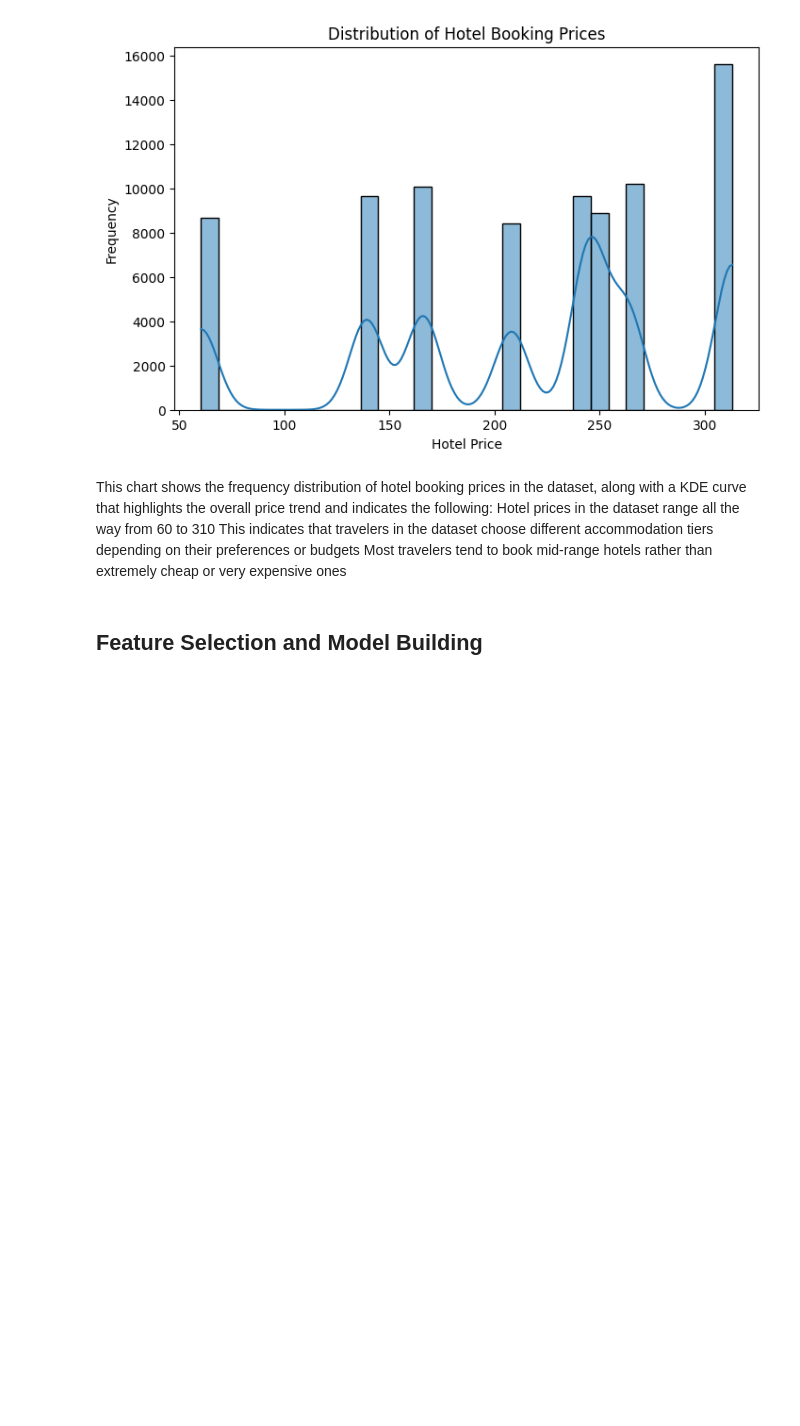
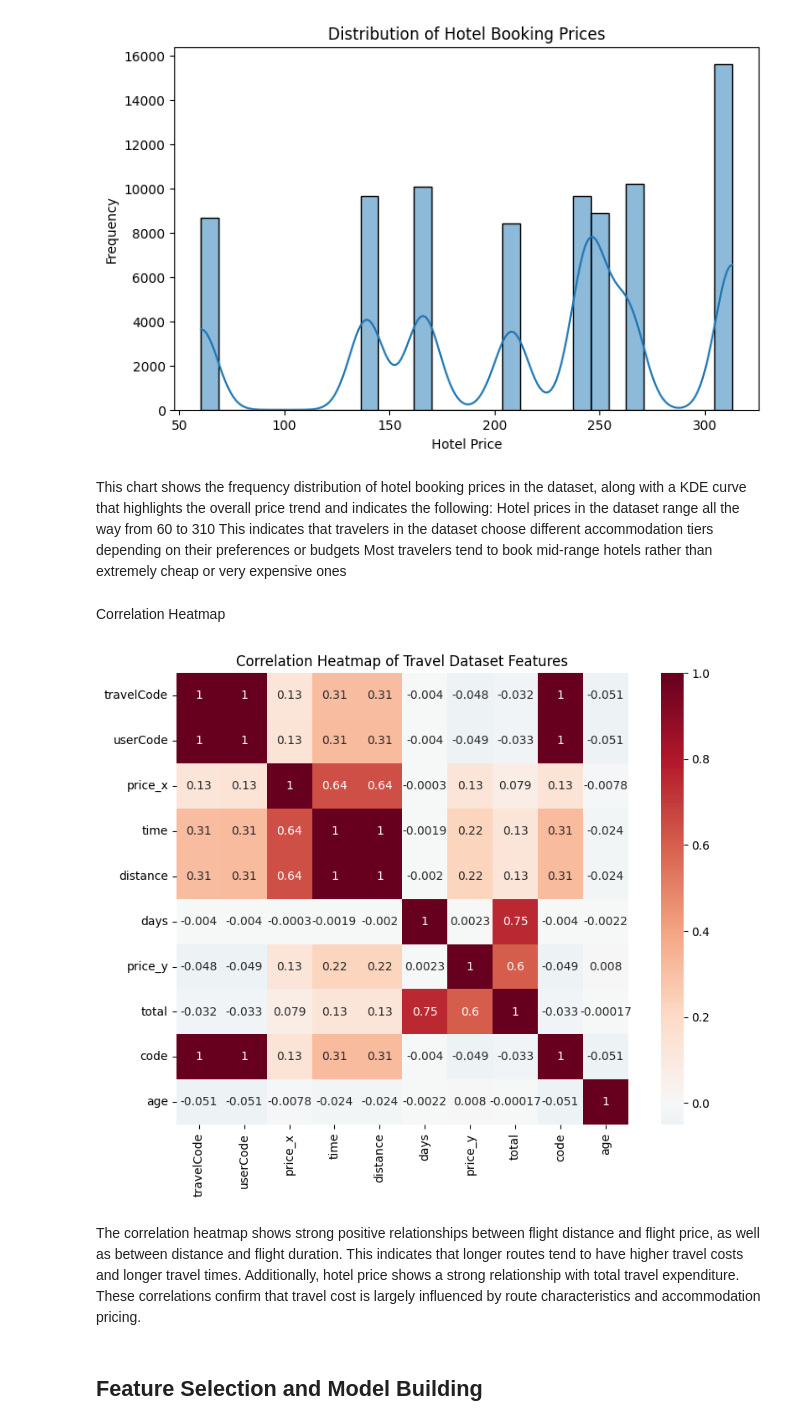
Before and after one commit to aniket010011/Intern-Projects, a Jupyter notebook: VoyageAnalytics(temp).ipynb, the cells around one changed output. Drawn from its saved outputs; the diff is of its cells as text; code cells hidden in the pictures; blank space fills up the shorter version.

```diff
--- a/VoyageAnalytics(temp).ipynb
+++ b/VoyageAnalytics(temp).ipynb
@@ -196,5 +198,31 @@ This chart shows the frequency distribution of hotel booking prices in the datas
 Hotel prices in the dataset range all the way from 60 to 310
 This indicates that travelers in the dataset choose different accommodation tiers depending on their preferences or budgets
 Most travelers tend to book mid-range hotels rather than extremely cheap or very expensive ones
+# %% [markdown]
+Correlation Heatmap
+# %%
+plt.figure(figsize=(10,7))
+
+# Select only numerical columns
+num_df = df.select_dtypes(include=['int64','float64'])
+
+# Compute correlation matrix
+corr_matrix = num_df.corr()
+
+sns.heatmap(
+    corr_matrix,
+    annot=True,
+    cmap="RdBu_r",
+    center=0,
+    square=True
+)
+
+plt.title("Correlation Heatmap of Travel Dataset Features")
+
+plt.show()
+# %% [output]
+[figure, added]
+# %% [markdown]
+The correlation heatmap shows strong positive relationships between flight distance and flight price, as well as between distance and flight duration. This indicates that longer routes tend to have higher travel costs and longer travel times. Additionally, hotel price shows a strong relationship with total travel expenditure. These correlations confirm that travel cost is largely influenced by route characteristics and accommodation pricing.
 # %% [markdown]
 ## Feature Selection and Model Building
```
Also changed, not shown: parts of 9 cells of this notebook.
